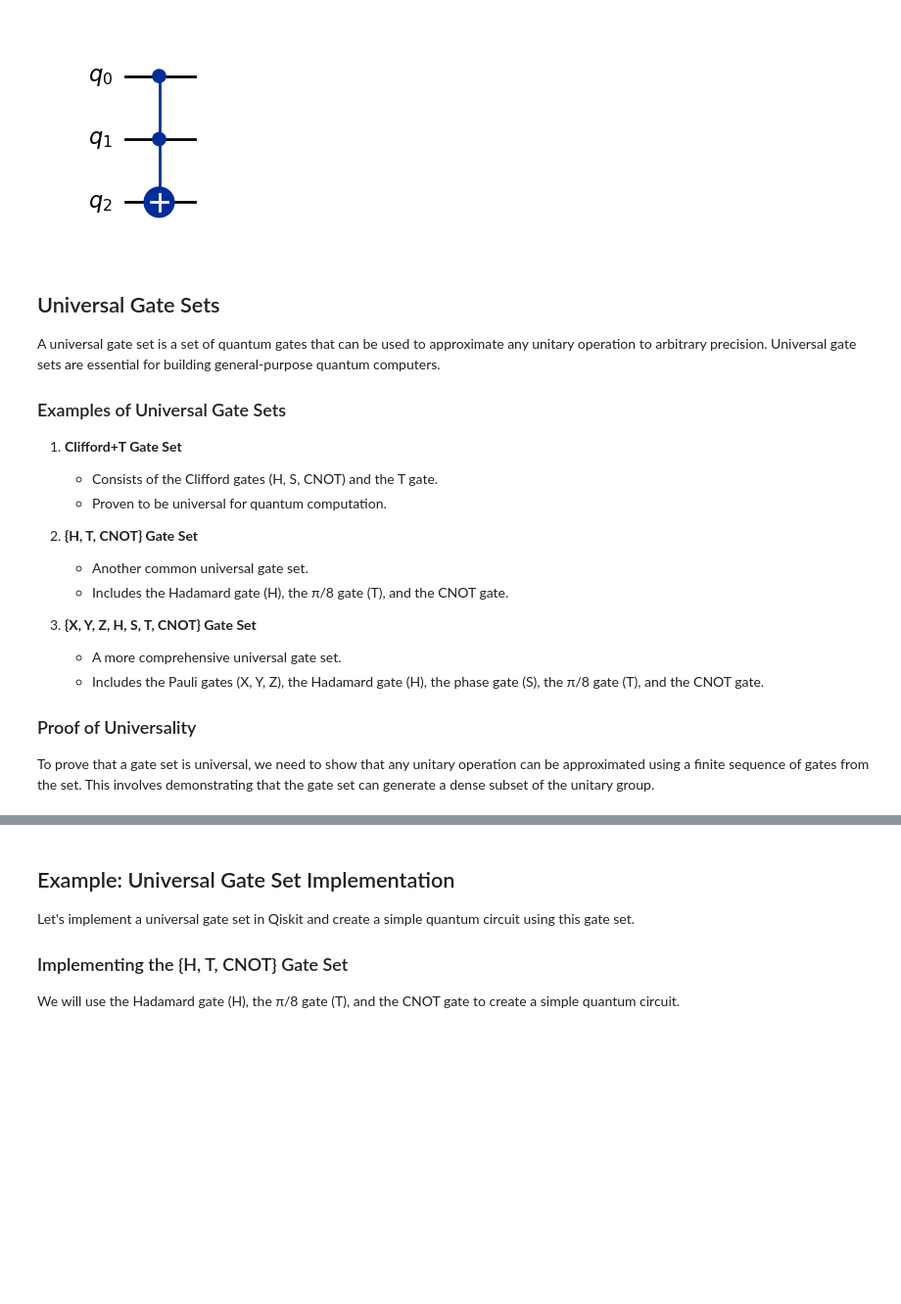
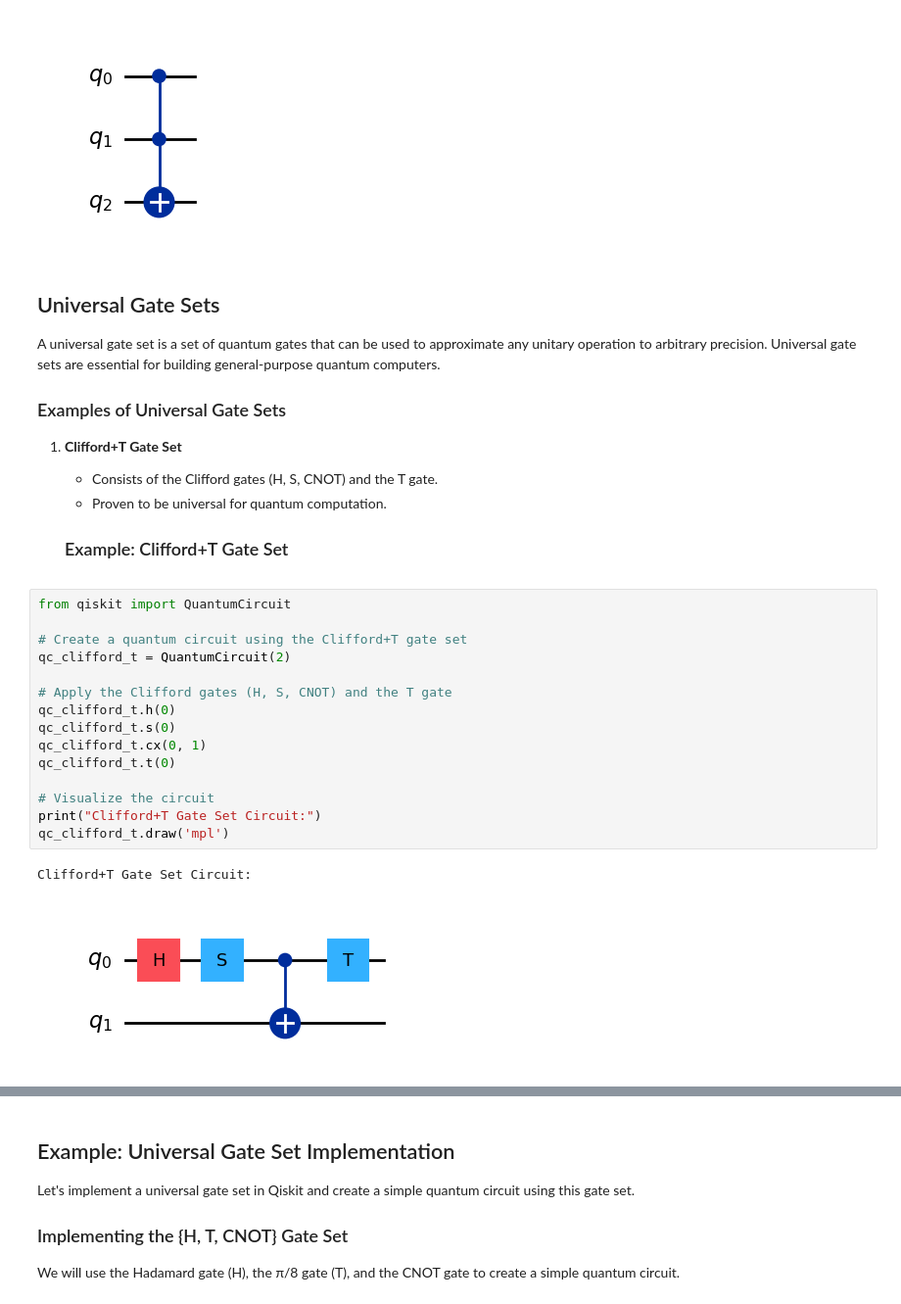
Before and after one commit to lrmulkayhee/quantum_computing_research, a Jupyter notebook: notebooks/advanced_quantum_circuitry.ipynb, the cells around one changed output, grey strips where cells are left out. Shown at 98% size. Drawn from its saved outputs; the diff is of its cells as text; blank space fills up the shorter version.

```diff
--- a/notebooks/advanced_quantum_circuitry.ipynb
+++ b/notebooks/advanced_quantum_circuitry.ipynb
@@ -317,14 +317,22 @@ A universal gate set is a set of quantum gates that can be used to approximate a
    - Consists of the Clifford gates (H, S, CNOT) and the T gate.
    - Proven to be universal for quantum computation.
 
-2. **{H, T, CNOT} Gate Set**
-   - Another common universal gate set.
-   - Includes the Hadamard gate (H), the π/8 gate (T), and the CNOT gate.
-
-3. **{X, Y, Z, H, S, T, CNOT} Gate Set**
-   - A more comprehensive universal gate set.
-   - Includes the Pauli gates (X, Y, Z), the Hadamard gate (H), the phase gate (S), the π/8 gate (T), and the CNOT gate.
-
-### Proof of Universality
-
-To prove that a gate set is universal, we need to show that any unitary operation can be approximated using a finite sequence of gates from the set. This involves demonstrating that the gate set can generate a dense subset of the unitary group.
+   ### Example: Clifford+T Gate Set
+# %%
+from qiskit import QuantumCircuit
+
+# Create a quantum circuit using the Clifford+T gate set
+qc_clifford_t = QuantumCircuit(2)
+
+# Apply the Clifford gates (H, S, CNOT) and the T gate
+qc_clifford_t.h(0)
+qc_clifford_t.s(0)
+qc_clifford_t.cx(0, 1)
+qc_clifford_t.t(0)
+
+# Visualize the circuit
+print("Clifford+T Gate Set Circuit:")
+qc_clifford_t.draw('mpl')
+# %% [output]
+Clifford+T Gate Set Circuit:
+[figure, added]
```
Also changed, not shown: parts of 5 cells of this notebook.
